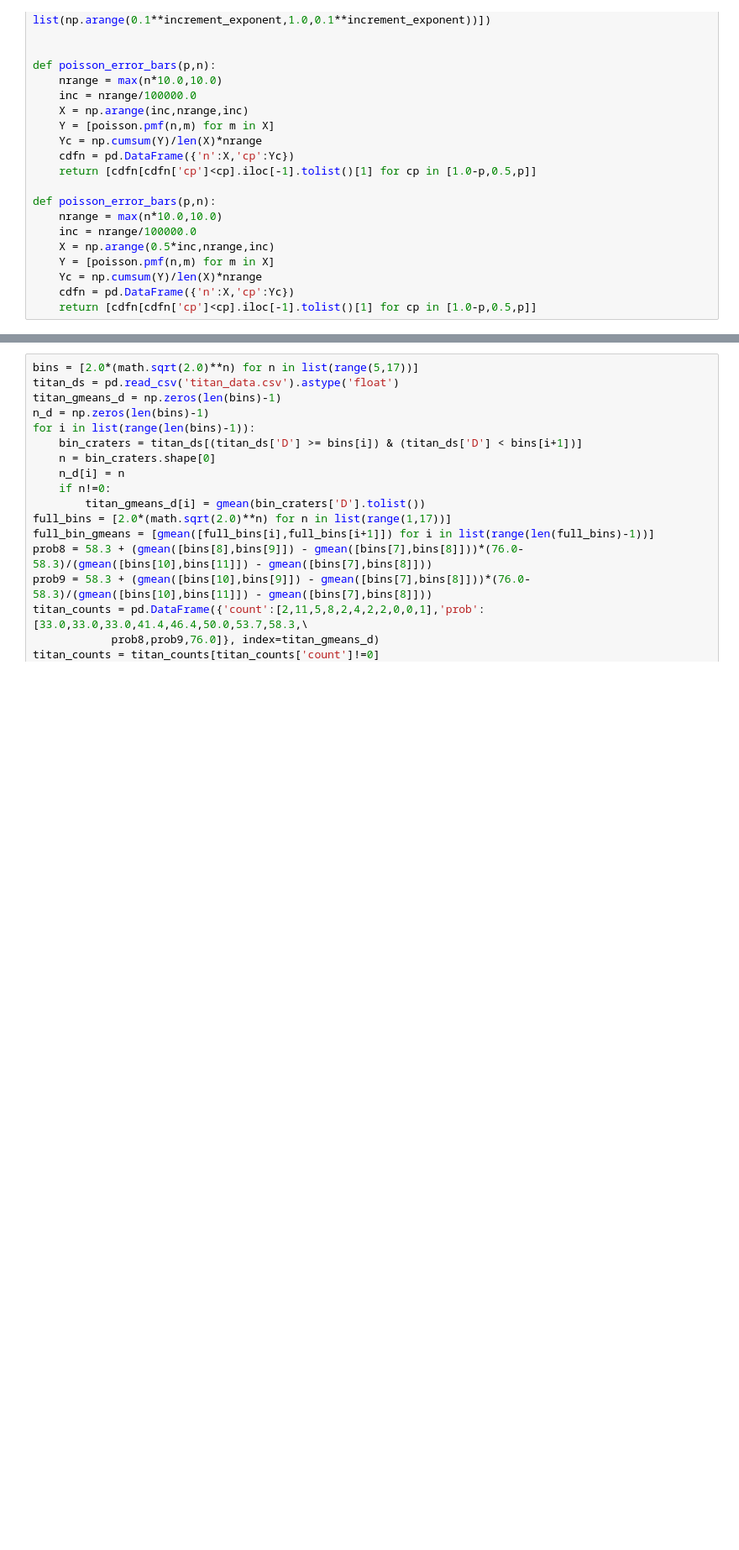
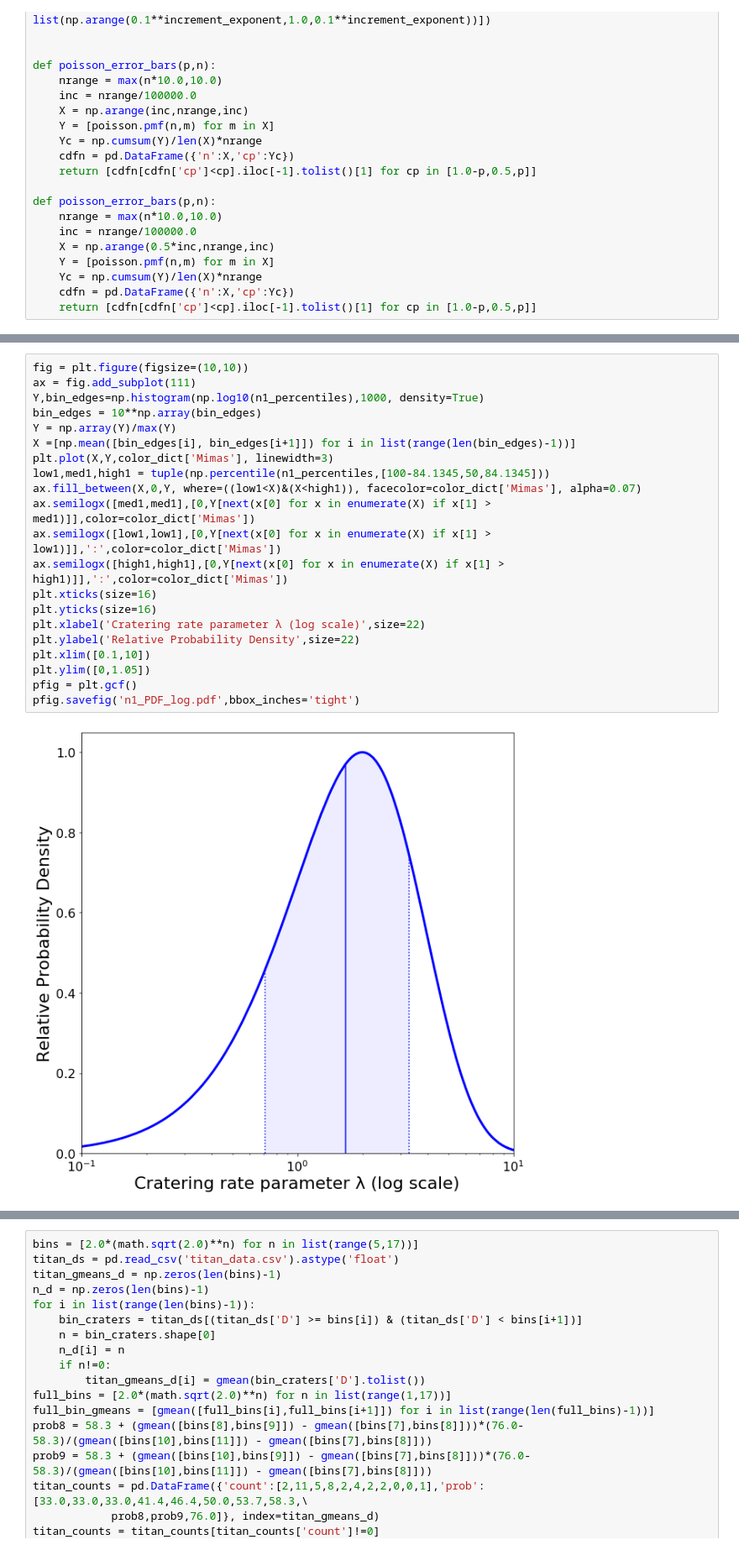
Before and after one commit to samwbell/saturn_counts, a Jupyter notebook: saturn_counts_clean.ipynb, the cells around one changed output, grey strips where cells are left out. Shown at 84% size. Cells and saved outputs as stored; diff of their text form; blank space fills up the shorter version.

```diff
--- a/saturn_counts_clean.ipynb
+++ b/saturn_counts_clean.ipynb
@@ -211,3 +292,26 @@ def poisson_error_bars(p,n):
+# %%
+fig = plt.figure(figsize=(10,10))
+ax = fig.add_subplot(111)
+Y,bin_edges=np.histogram(np.log10(n1_percentiles),1000, density=True)
+bin_edges = 10**np.array(bin_edges)
+Y = np.array(Y)/max(Y)
+X =[np.mean([bin_edges[i], bin_edges[i+1]]) for i in list(range(len(bin_edges)-1))]
+plt.plot(X,Y,color_dict['Mimas'], linewidth=3)
+low1,med1,high1 = tuple(np.percentile(n1_percentiles,[100-84.1345,50,84.1345]))
+ax.fill_between(X,0,Y, where=((low1<X)&(X<high1)), facecolor=color_dict['Mimas'], alpha=0.07)
+ax.semilogx([med1,med1],[0,Y[next(x[0] for x in enumerate(X) if x[1] > med1)]],color=color_dict['Mimas'])
+ax.semilogx([low1,low1],[0,Y[next(x[0] for x in enumerate(X) if x[1] > low1)]],':',color=color_dict['Mimas'])
+ax.semilogx([high1,high1],[0,Y[next(x[0] for x in enumerate(X) if x[1] > high1)]],':',color=color_dict['Mimas'])
+plt.xticks(size=16)
+plt.yticks(size=16)
+plt.xlabel('Cratering rate parameter λ (log scale)',size=22)
+plt.ylabel('Relative Probability Density',size=22)
+plt.xlim([0.1,10])
+plt.ylim([0,1.05])
+pfig = plt.gcf()
+pfig.savefig('n1_PDF_log.pdf',bbox_inches='tight')
+# %% [output]
+[figure, added]
 # %%
 def d_scale_factor(e_projectile, e_moon, m_moon, r_moon, ro_moon, alpha):
     vi_moon = vi(e_projectile, e_moon, m_moon, r_moon, ro_moon)
```
Also changed, not shown: parts of 119 cells of this notebook.
